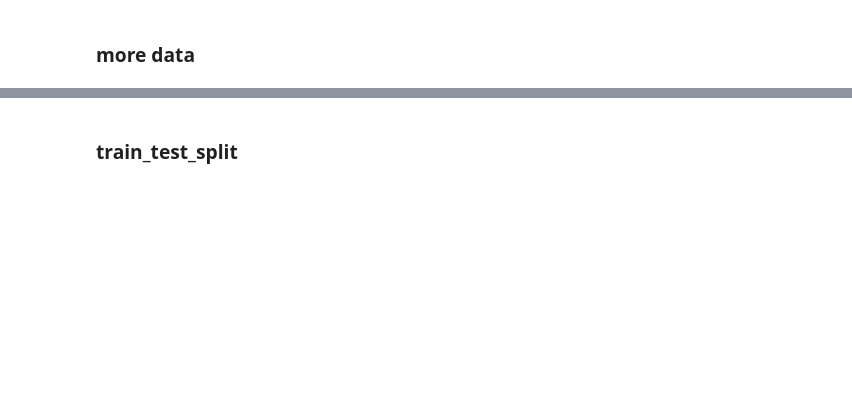
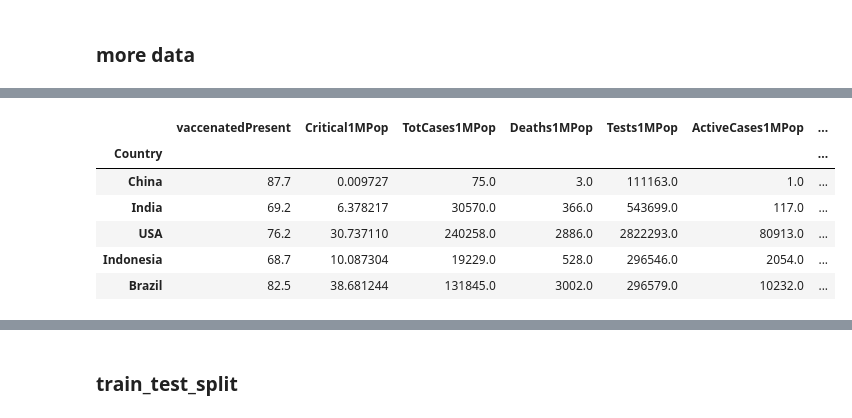
Before and after one commit to yeelacitron/Data-science-project, a Jupyter notebook: web scraping project.ipynb, the cells around one changed output, grey strips where cells are left out. Saved outputs shown, nothing was run; the diff lists cells and outputs as text; code cells hidden in the pictures; blank space fills up the shorter version.

```diff
--- a/web scraping project.ipynb
+++ b/web scraping project.ipynb
@@ -958,6 +1174,14 @@ df45.info()
 # %%
 
-final_df2 = pd.merge(final_df, df4, how="left", on="Country")
+final_df2 = pd.merge(final_df, df45, how="left", on="Country")
 final_df2.head()
+# %% [output]
+|  | vaccenatedPresent | Critical1MPop | TotCases1MPop | Deaths1MPop | Tests1MPop | ActiveCases1MPop | ... |
+| Country |  |  |  |  |  |  | ... |
+| China | 87.7 | 0.009727 | 75.0 | 3.0 | 111163.0 | 1.0 | ... |
+| India | 69.2 | 6.378217 | 30570.0 | 366.0 | 543699.0 | 117.0 | ... |
+| USA | 76.2 | 30.737110 | 240258.0 | 2886.0 | 2822293.0 | 80913.0 | ... |
+| Indonesia | 68.7 | 10.087304 | 19229.0 | 528.0 | 296546.0 | 2054.0 | ... |
+| Brazil | 82.5 | 38.681244 | 131845.0 | 3002.0 | 296579.0 | 10232.0 | ... |
 # %%
 final_df2.info()
```
Also changed, not shown: parts of 58 cells of this notebook.
